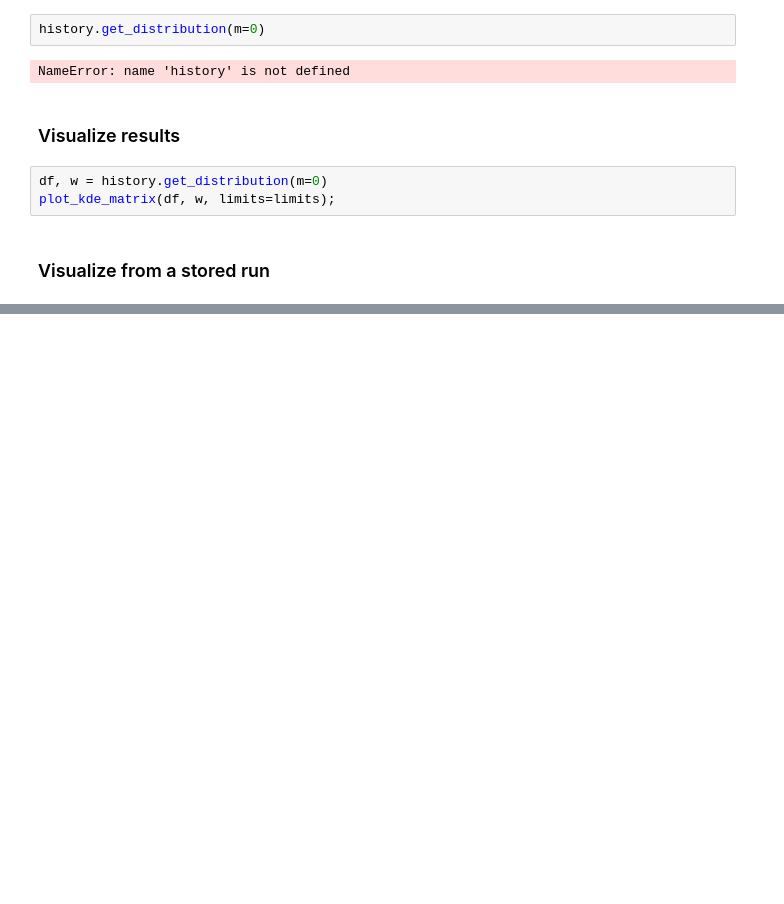
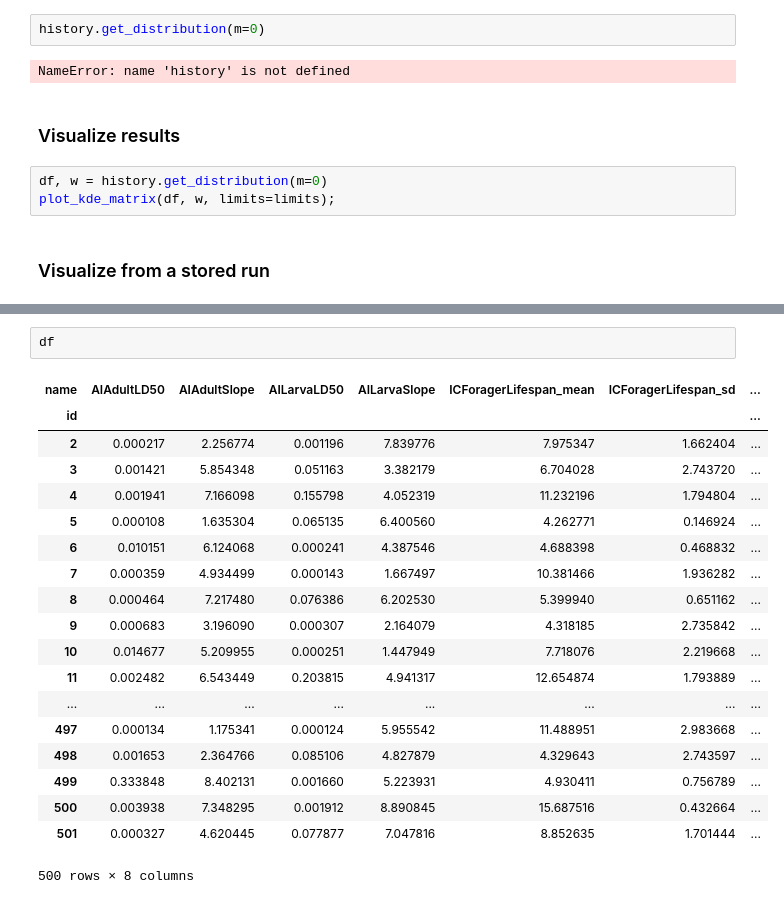
Before and after one commit to JeffreyMinucci/bee_neonic_abc, a Jupyter notebook: pyabc_test.ipynb, the cells around one changed output, grey strips where cells are left out. Saved outputs shown, nothing was run; the diff lists cells and outputs as text; blank space fills up the shorter version.

```diff
--- a/pyabc_test.ipynb
+++ b/pyabc_test.ipynb
@@ -142,3 +127,25 @@ plot_kde_matrix(df, w, limits=limits);
+# %%
+df
+# %% [output]
+| name | AIAdultLD50 | AIAdultSlope | AILarvaLD50 | AILarvaSlope | ICForagerLifespan_mean | ICForagerLifespan_sd | ... |
+| id |  |  |  |  |  |  | ... |
+| 2 | 0.000217 | 2.256774 | 0.001196 | 7.839776 | 7.975347 | 1.662404 | ... |
+| 3 | 0.001421 | 5.854348 | 0.051163 | 3.382179 | 6.704028 | 2.743720 | ... |
+| 4 | 0.001941 | 7.166098 | 0.155798 | 4.052319 | 11.232196 | 1.794804 | ... |
+| 5 | 0.000108 | 1.635304 | 0.065135 | 6.400560 | 4.262771 | 0.146924 | ... |
+| 6 | 0.010151 | 6.124068 | 0.000241 | 4.387546 | 4.688398 | 0.468832 | ... |
+| 7 | 0.000359 | 4.934499 | 0.000143 | 1.667497 | 10.381466 | 1.936282 | ... |
+| 8 | 0.000464 | 7.217480 | 0.076386 | 6.202530 | 5.399940 | 0.651162 | ... |
+| 9 | 0.000683 | 3.196090 | 0.000307 | 2.164079 | 4.318185 | 2.735842 | ... |
+| 10 | 0.014677 | 5.209955 | 0.000251 | 1.447949 | 7.718076 | 2.219668 | ... |
+| 11 | 0.002482 | 6.543449 | 0.203815 | 4.941317 | 12.654874 | 1.793889 | ... |
+| ... | ... | ... | ... | ... | ... | ... | ... |
+| 497 | 0.000134 | 1.175341 | 0.000124 | 5.955542 | 11.488951 | 2.983668 | ... |
+| 498 | 0.001653 | 2.364766 | 0.085106 | 4.827879 | 4.329643 | 2.743597 | ... |
+| 499 | 0.333848 | 8.402131 | 0.001660 | 5.223931 | 4.930411 | 0.756789 | ... |
+| 500 | 0.003938 | 7.348295 | 0.001912 | 8.890845 | 15.687516 | 0.432664 | ... |
+| 501 | 0.000327 | 4.620445 | 0.077877 | 7.047816 | 8.852635 | 1.701444 | ... |
+500 rows × 8 columns
 # %%
 history.get_all_populations()
 # %% [output]
```
Also changed, not shown: parts of 12 cells of this notebook.
